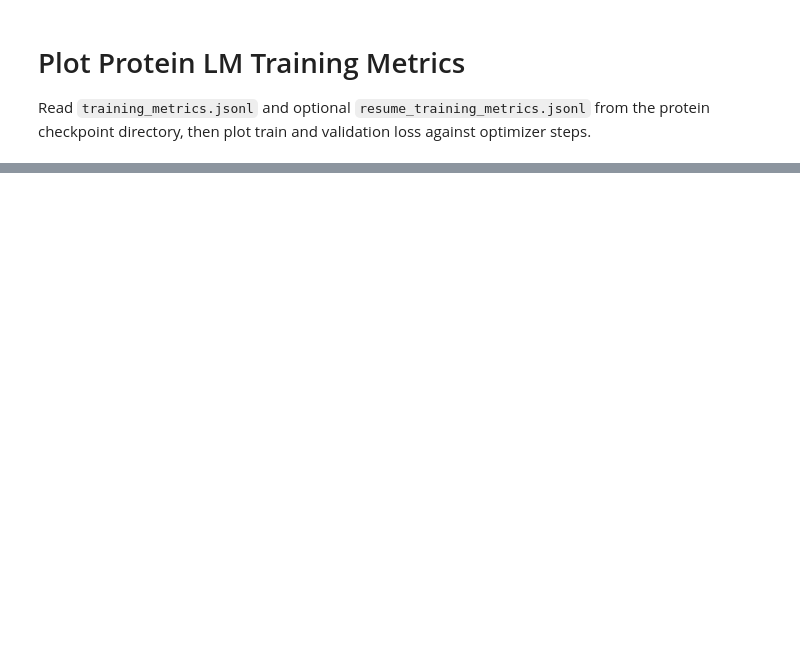
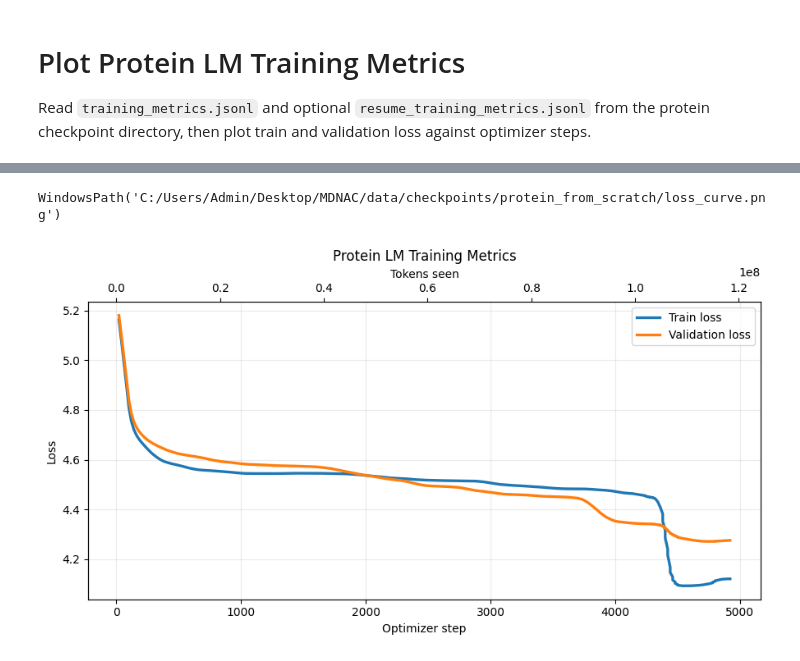
Before and after one commit to s3777091/MDNAC, a Jupyter notebook: notebooks/stage_2_foundation_model/06_model_evaluation/07_plot_metrics.ipynb, the cells around one changed output, grey strips where cells are left out. Saved outputs shown, nothing was run; the diff lists cells and outputs as text; code cells hidden in the pictures; blank space fills up the shorter version.

Commit message:
new train

```diff
--- a/notebooks/stage_2_foundation_model/06_model_evaluation/07_plot_metrics.ipynb
+++ b/notebooks/stage_2_foundation_model/06_model_evaluation/07_plot_metrics.ipynb
@@ -72,23 +102,53 @@ rows[:3], rows[-3:]
 # %%
 steps = [int(row["global_step"]) for row in rows]
 train_losses = [float(row["train_loss"]) for row in rows]
 val_losses = [float(row["val_loss"]) for row in rows]
 tokens_seen = [int(row.get("tokens_seen", 0)) for row in rows]
 
-fig, ax1 = plt.subplots(figsize=(8, 4.5))
-ax1.plot(steps, train_losses, label="Train loss", linewidth=2)
-ax1.plot(steps, val_losses, label="Validation loss", linewidth=2)
+SMOOTH_WINDOW = 21
+SHOW_RAW = False
+
+def smooth_loss(values, window=SMOOTH_WINDOW):
+    values = np.asarray(values, dtype=float)
+    if values.size < 3:
+        return values
+    window = min(window, values.size)
+    if window % 2 == 0:
+        window -= 1
+    pad = window // 2
+    padded = np.pad(values, (pad, pad), mode="edge")
+    median = np.array([np.median(padded[index : index + window]) for index in range(values.size)])
+    mean_window = min(7, values.size)
+    if mean_window % 2 == 0:
+        mean_window -= 1
+    mean_pad = mean_window // 2
+    mean_padded = np.pad(median, (mean_pad, mean_pad), mode="edge")
+    kernel = np.ones(mean_window) / mean_window
+    return np.convolve(mean_padded, kernel, mode="valid")
+
+train_losses_smooth = smooth_loss(train_losses)
+val_losses_smooth = smooth_loss(val_losses)
+
+fig, ax1 = plt.subplots(figsize=(9, 5))
+if SHOW_RAW:
+    ax1.plot(steps, train_losses, color="tab:blue", alpha=0.08, linewidth=0.8, label="_raw_train_loss")
+    ax1.plot(steps, val_losses, color="tab:orange", alpha=0.08, linewidth=0.8, label="_raw_val_loss")
+ax1.plot(steps, train_losses_smooth, color="tab:blue", label="Train loss", linewidth=2.4)
+ax1.plot(steps, val_losses_smooth, color="tab:orange", label="Validation loss", linewidth=2.4)
 ax1.set_title("Protein LM Training Metrics")
 ax1.set_xlabel("Optimizer step")
 ax1.set_ylabel("Loss")
 ax1.grid(True, alpha=0.25)
 ax1.legend()
 
 ax2 = ax1.twiny()
-ax2.plot(tokens_seen, train_losses, alpha=0)
+ax2.plot(tokens_seen, train_losses_smooth, alpha=0)
 ax2.set_xlabel("Tokens seen")
 
 fig.tight_layout()
 PLOT_PATH.parent.mkdir(parents=True, exist_ok=True)
 fig.savefig(PLOT_PATH, dpi=150)
 PLOT_PATH
+# %% [output]
+WindowsPath('C:/Users/Admin/Desktop/MDNAC/data/checkpoints/protein_from_scratch/loss_curve.png')
+[figure, added]
```
Also changed, not shown: parts of 2 cells of this notebook, 4 other files.
